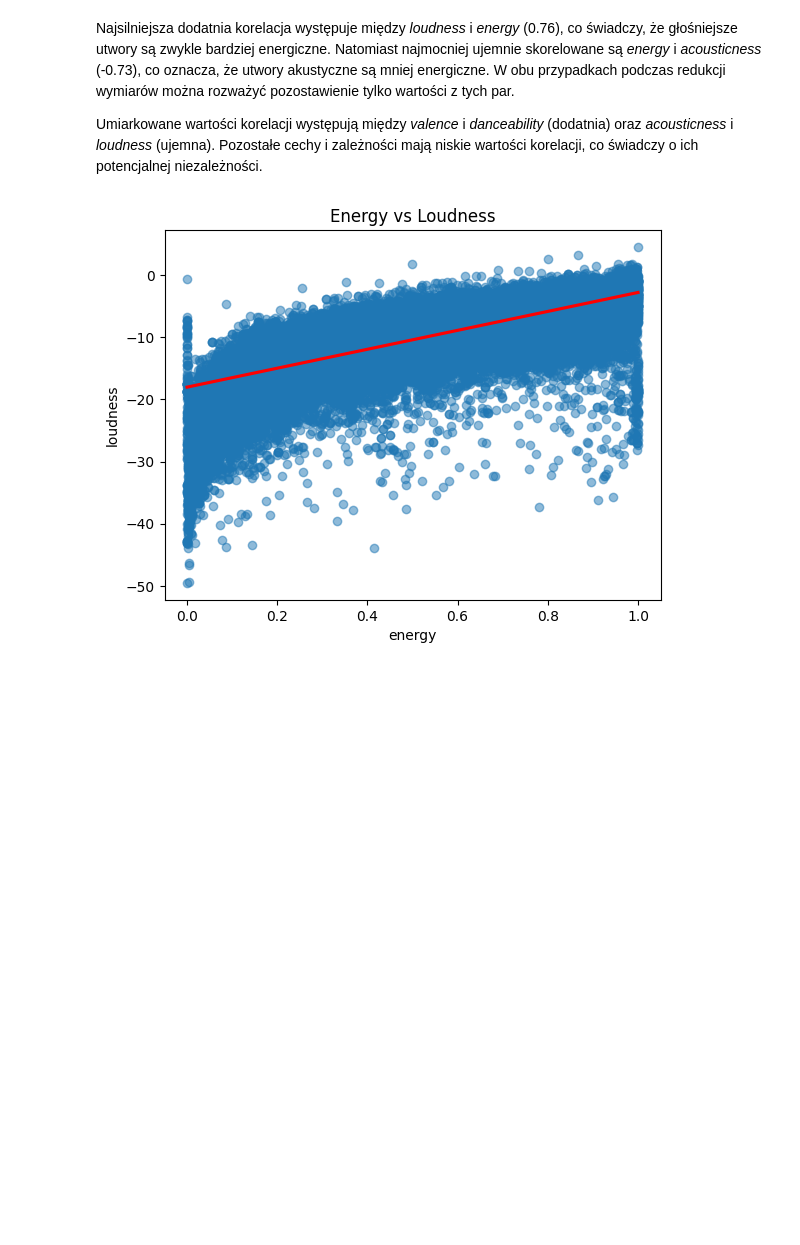
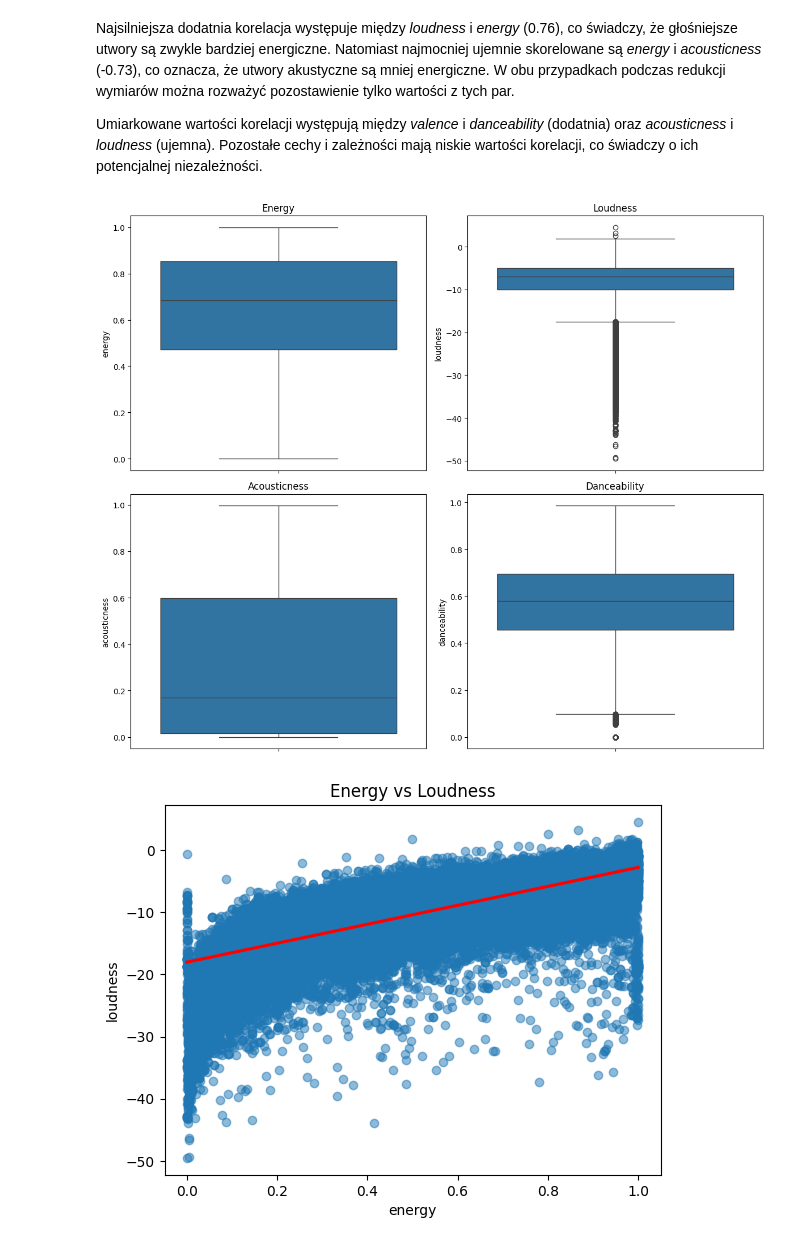
Before and after one commit to Zajecia-na-PWr-LR/lista-2-MateuszOlech, a Jupyter notebook: UczenieMaszynowe_25_26_Lista2.ipynb, the cells around one changed output. Saved outputs shown, nothing was run; the diff lists cells and outputs as text; code cells hidden in the pictures; blank space fills up the shorter version.

```diff
--- a/UczenieMaszynowe_25_26_Lista2.ipynb
+++ b/UczenieMaszynowe_25_26_Lista2.ipynb
@@ -456,6 +456,29 @@ plt.show()
 Najsilniejsza dodatnia korelacja występuje między *loudness* i *energy* (0.76), co świadczy, że głośniejsze utwory są zwykle bardziej energiczne. Natomiast najmocniej ujemnie skorelowane są *energy* i *acousticness* (-0.73), co oznacza, że utwory akustyczne są mniej energiczne. W obu przypadkach podczas redukcji wymiarów można rozważyć pozostawienie tylko wartości z tych par.
 
 Umiarkowane wartości korelacji występują między *valence* i *danceability* (dodatnia) oraz *acousticness* i *loudness* (ujemna). Pozostałe cechy i zależności mają niskie wartości korelacji, co świadczy o ich potencjalnej niezależności.
+# %%
+plt.figure(figsize=(12,10))
+
+plt.subplot(2, 2, 1)
+sns.boxplot(y=spotify['energy'])
+plt.title("Energy")
+
+plt.subplot(2, 2, 2)
+sns.boxplot(y=spotify['loudness'])
+plt.title("Loudness")
+
+plt.subplot(2, 2, 3)
+sns.boxplot(y=spotify['acousticness'])
+plt.title("Acousticness")
+
+plt.subplot(2, 2, 4)
+sns.boxplot(y=spotify['danceability'])
+plt.title("Danceability")
+
+plt.tight_layout()
+plt.show()
+# %% [output]
+[figure, added]
 # %%
 sns.regplot(data=spotify, x='energy', y='loudness', scatter_kws={'alpha':0.5}, line_kws={'color':'red'})
 plt.title("Energy vs Loudness")
```
